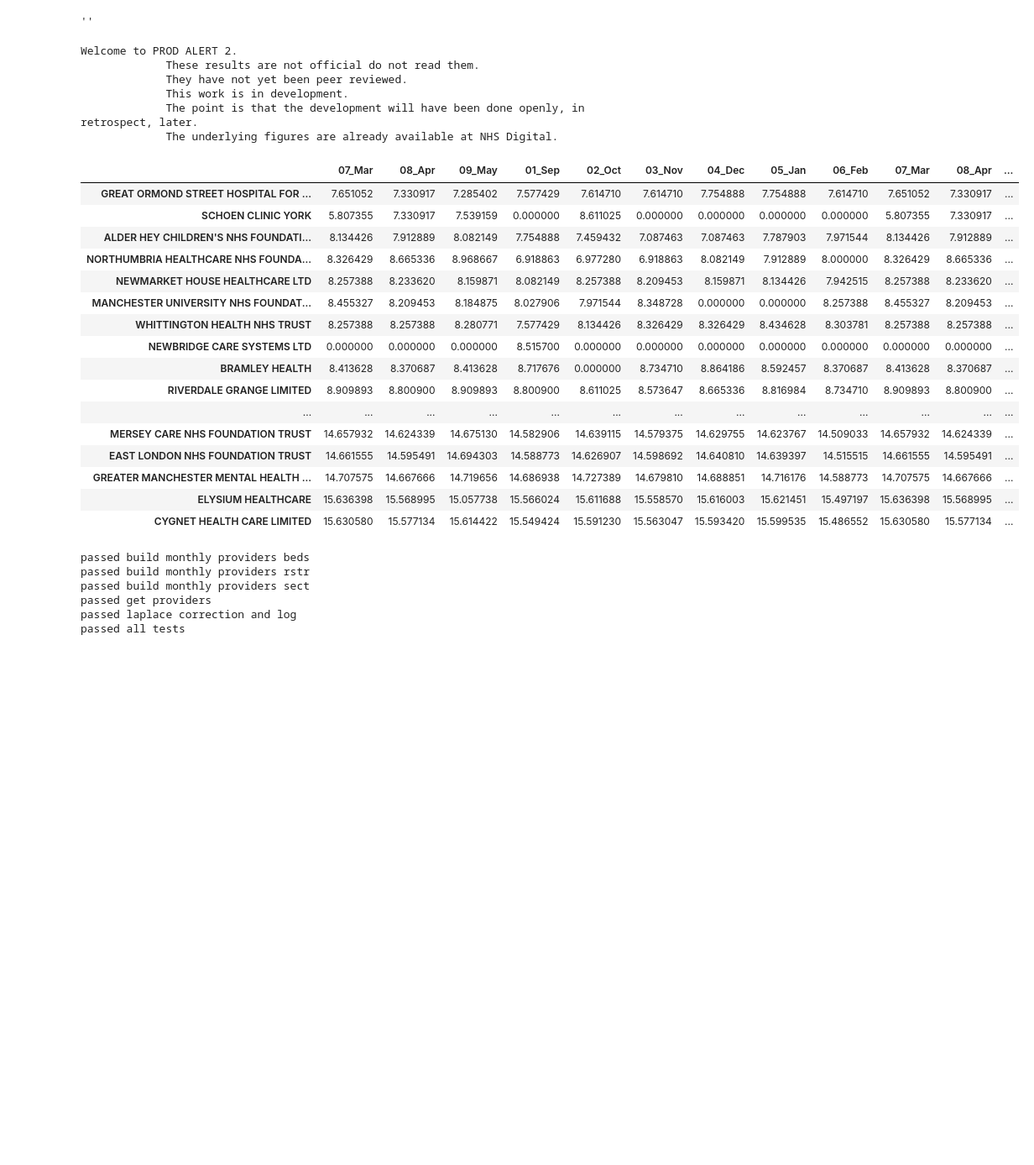
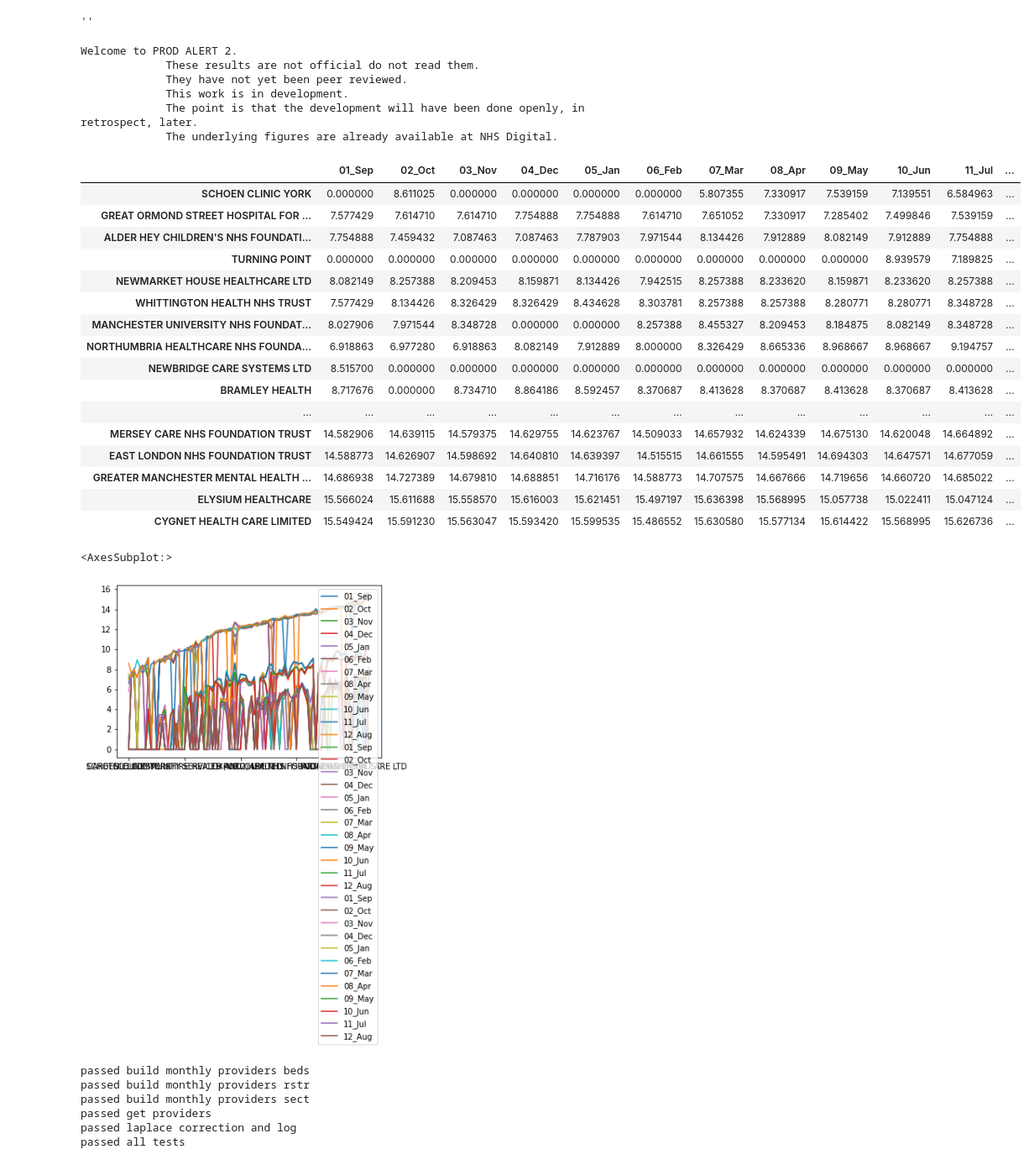
Before and after one commit to keithreid-sfw/PROD-ALERT-2, a Jupyter notebook: PROD_ALERT_2.ipynb, the cells around one changed output. Shown at 84% size. Saved outputs shown, nothing was run; the diff lists cells and outputs as text; code cells hidden in the pictures; blank space fills up the shorter version.

```diff
--- a/PROD_ALERT_2.ipynb
+++ b/PROD_ALERT_2.ipynb
@@ -60,19 +60,22 @@ We are specificaly naming files in development but will glob them later
 def get_beds_files():
     beds_files = ["beds01_Sep_2021.csv", "beds02_Oct_2021.csv", "beds03_Nov_2021.csv",
                   "beds04_Dec_2021.csv", "beds05_Jan_2022.csv", "beds06_Feb_2022.csv",
-                  "beds07_Mar_2022.csv", "beds08_Apr_2022.csv", "beds09_May_2022.csv"]
+                  "beds07_Mar_2022.csv", "beds08_Apr_2022.csv", "beds09_May_2022.csv",
+                  "beds10_Jun_2022.csv", "beds11_Jul_2022.csv", "beds12_Aug_2022.csv"]
     return beds_files
 
 def get_rstr_files():
     rstr_files = ["rstr01_Sep_2021.csv", "rstr02_Oct_2021.csv", "rstr03_Nov_2021.csv",
                   "rstr04_Dec_2021.csv", "rstr05_Jan_2022.csv", "rstr06_Feb_2022.csv",
-                  "rstr07_Mar_2022.csv", "rstr08_Apr_2022.csv", "rstr09_May_2022.csv"]
+                  "rstr07_Mar_2022.csv", "rstr08_Apr_2022.csv", "rstr09_May_2022.csv",
+                  "rstr10_Jun_2022.csv", "rstr11_Jul_2022.csv", "rstr12_Aug_2022.csv"]
     return rstr_files
 
 def get_sect_files():
     rstr_files = ["sect01_Sep_2021.csv", "sect02_Oct_2021.csv", "sect03_Nov_2021.csv",
                   "sect04_Dec_2021.csv", "sect05_Jan_2022.csv", "sect06_Feb_2022.csv",
-                  "sect07_Mar_2022.csv", "sect08_Apr_2022.csv", "sect09_May_2022.csv"]
+                  "sect07_Mar_2022.csv", "sect08_Apr_2022.csv", "sect09_May_2022.csv",
+                  "sect10_Jun_2022.csv", "sect11_Jul_2022.csv", "sect12_Aug_2022.csv"]
     return rstr_files
 
 def get_verbose():
@@ -151,7 +154,11 @@ def order_providers_by_size(monthly_providers_beds):
         providers_by_size["ProperMean"] = providers_by_size.mask(providers_by_size==0).mean(axis=1)
         providers_by_size               = providers_by_size.sort_values(by="ProperMean")
         providers_by_size               = providers_by_size.sort_values(by="ProperMean")
-        providers_by_size.drop(["01_Sep","02_Oct","03_Nov","04_Dec","05_Jan","06_Feb","ProperMean"], axis=1, inplace=True)
+        providers_by_size.drop(["01_Sep","02_Oct","03_Nov",
+                                "04_Dec","05_Jan","06_Feb",
+                                "07_Mar","08_Apr","09_May",
+                                "10_Jun","11_Jul","12_Aug",
+                                "ProperMean"], axis=1, inplace=True)
         return providers_by_size
 # %%
 def laplace_correction_and_log(main_table):
@@ -212,50 +219,54 @@ if __name__=="__main__":
 
     providers               = get_providers()
     # exclude childrens hospitals with no detentions
 
     monthly_providers_beds  = build_monthly_providers_beds(providers)
     monthly_providers_rstr  = build_monthly_providers_rstr(providers)
     monthly_providers_sect  = build_monthly_providers_sect(providers)
     ordered_providers       = order_providers_by_size(monthly_providers_beds)
 
     beds = pd.concat([ordered_providers,monthly_providers_beds], axis=1).reindex(ordered_providers.index)
     sect = pd.concat([beds,monthly_providers_sect], axis=1).reindex(beds.index)
     rstr = pd.concat([sect,monthly_providers_rstr], axis=1).reindex(sect.index)
 
     main_table  = rstr.copy()
     log_main    = laplace_correction_and_log(main_table)
 
     maybe_tell_providers(ordered_providers)
     maybe_tell_monthly_providers_beds(monthly_providers_beds)
     maybe_tell_monthly_providers_rstr(monthly_providers_rstr)
     maybe_tell_monthly_providers_sect(monthly_providers_sect)
     maybe_tell_main_table(main_table)
 
     display(log_main)
+    graph = log_main.plot()
+    display(graph)
 # %% [output]
 Welcome to PROD ALERT 2.
              These results are not official do not read them.
              They have not yet been peer reviewed.
              This work is in development.
              The point is that the development will have been done openly, in retrospect, later.
              The underlying figures are already available at NHS Digital.
-|  | 07_Mar | 08_Apr | 09_May | 01_Sep | 02_Oct | 03_Nov | 04_Dec | 05_Jan | 06_Feb | 07_Mar | 08_Apr | ... |
-| GREAT ORMOND STREET HOSPITAL FOR ... | 7.651052 | 7.330917 | 7.285402 | 7.577429 | 7.614710 | 7.614710 | 7.754888 | 7.754888 | 7.614710 | 7.651052 | 7.330917 | ... |
-| SCHOEN CLINIC YORK | 5.807355 | 7.330917 | 7.539159 | 0.000000 | 8.611025 | 0.000000 | 0.000000 | 0.000000 | 0.000000 | 5.807355 | 7.330917 | ... |
-| ALDER HEY CHILDREN'S NHS FOUNDATI... | 8.134426 | 7.912889 | 8.082149 | 7.754888 | 7.459432 | 7.087463 | 7.087463 | 7.787903 | 7.971544 | 8.134426 | 7.912889 | ... |
-| NORTHUMBRIA HEALTHCARE NHS FOUNDA... | 8.326429 | 8.665336 | 8.968667 | 6.918863 | 6.977280 | 6.918863 | 8.082149 | 7.912889 | 8.000000 | 8.326429 | 8.665336 | ... |
-| NEWMARKET HOUSE HEALTHCARE LTD | 8.257388 | 8.233620 | 8.159871 | 8.082149 | 8.257388 | 8.209453 | 8.159871 | 8.134426 | 7.942515 | 8.257388 | 8.233620 | ... |
-| MANCHESTER UNIVERSITY NHS FOUNDAT... | 8.455327 | 8.209453 | 8.184875 | 8.027906 | 7.971544 | 8.348728 | 0.000000 | 0.000000 | 8.257388 | 8.455327 | 8.209453 | ... |
-| WHITTINGTON HEALTH NHS TRUST | 8.257388 | 8.257388 | 8.280771 | 7.577429 | 8.134426 | 8.326429 | 8.326429 | 8.434628 | 8.303781 | 8.257388 | 8.257388 | ... |
-| NEWBRIDGE CARE SYSTEMS LTD | 0.000000 | 0.000000 | 0.000000 | 8.515700 | 0.000000 | 0.000000 | 0.000000 | 0.000000 | 0.000000 | 0.000000 | 0.000000 | ... |
-| BRAMLEY HEALTH | 8.413628 | 8.370687 | 8.413628 | 8.717676 | 0.000000 | 8.734710 | 8.864186 | 8.592457 | 8.370687 | 8.413628 | 8.370687 | ... |
-| RIVERDALE GRANGE LIMITED | 8.909893 | 8.800900 | 8.909893 | 8.800900 | 8.611025 | 8.573647 | 8.665336 | 8.816984 | 8.734710 | 8.909893 | 8.800900 | ... |
+|  | 01_Sep | 02_Oct | 03_Nov | 04_Dec | 05_Jan | 06_Feb | 07_Mar | 08_Apr | 09_May | 10_Jun | 11_Jul | ... |
+| SCHOEN CLINIC YORK | 0.000000 | 8.611025 | 0.000000 | 0.000000 | 0.000000 | 0.000000 | 5.807355 | 7.330917 | 7.539159 | 7.139551 | 6.584963 | ... |
+| GREAT ORMOND STREET HOSPITAL FOR ... | 7.577429 | 7.614710 | 7.614710 | 7.754888 | 7.754888 | 7.614710 | 7.651052 | 7.330917 | 7.285402 | 7.499846 | 7.539159 | ... |
+| ALDER HEY CHILDREN'S NHS FOUNDATI... | 7.754888 | 7.459432 | 7.087463 | 7.087463 | 7.787903 | 7.971544 | 8.134426 | 7.912889 | 8.082149 | 7.912889 | 7.754888 | ... |
+| TURNING POINT | 0.000000 | 0.000000 | 0.000000 | 0.000000 | 0.000000 | 0.000000 | 0.000000 | 0.000000 | 0.000000 | 8.939579 | 7.189825 | ... |
+| NEWMARKET HOUSE HEALTHCARE LTD | 8.082149 | 8.257388 | 8.209453 | 8.159871 | 8.134426 | 7.942515 | 8.257388 | 8.233620 | 8.159871 | 8.233620 | 8.257388 | ... |
+| WHITTINGTON HEALTH NHS TRUST | 7.577429 | 8.134426 | 8.326429 | 8.326429 | 8.434628 | 8.303781 | 8.257388 | 8.257388 | 8.280771 | 8.280771 | 8.348728 | ... |
+| MANCHESTER UNIVERSITY NHS FOUNDAT... | 8.027906 | 7.971544 | 8.348728 | 0.000000 | 0.000000 | 8.257388 | 8.455327 | 8.209453 | 8.184875 | 8.082149 | 8.348728 | ... |
+| NORTHUMBRIA HEALTHCARE NHS FOUNDA... | 6.918863 | 6.977280 | 6.918863 | 8.082149 | 7.912889 | 8.000000 | 8.326429 | 8.665336 | 8.968667 | 8.968667 | 9.194757 | ... |
+| NEWBRIDGE CARE SYSTEMS LTD | 8.515700 | 0.000000 | 0.000000 | 0.000000 | 0.000000 | 0.000000 | 0.000000 | 0.000000 | 0.000000 | 0.000000 | 0.000000 | ... |
+| BRAMLEY HEALTH | 8.717676 | 0.000000 | 8.734710 | 8.864186 | 8.592457 | 8.370687 | 8.413628 | 8.370687 | 8.413628 | 8.370687 | 8.413628 | ... |
 | ... | ... | ... | ... | ... | ... | ... | ... | ... | ... | ... | ... | ... |
-| MERSEY CARE NHS FOUNDATION TRUST | 14.657932 | 14.624339 | 14.675130 | 14.582906 | 14.639115 | 14.579375 | 14.629755 | 14.623767 | 14.509033 | 14.657932 | 14.624339 | ... |
-| EAST LONDON NHS FOUNDATION TRUST | 14.661555 | 14.595491 | 14.694303 | 14.588773 | 14.626907 | 14.598692 | 14.640810 | 14.639397 | 14.515515 | 14.661555 | 14.595491 | ... |
-| GREATER MANCHESTER MENTAL HEALTH ... | 14.707575 | 14.667666 | 14.719656 | 14.686938 | 14.727389 | 14.679810 | 14.688851 | 14.716176 | 14.588773 | 14.707575 | 14.667666 | ... |
-| ELYSIUM HEALTHCARE | 15.636398 | 15.568995 | 15.057738 | 15.566024 | 15.611688 | 15.558570 | 15.616003 | 15.621451 | 15.497197 | 15.636398 | 15.568995 | ... |
-| CYGNET HEALTH CARE LIMITED | 15.630580 | 15.577134 | 15.614422 | 15.549424 | 15.591230 | 15.563047 | 15.593420 | 15.599535 | 15.486552 | 15.630580 | 15.577134 | ... |
+| MERSEY CARE NHS FOUNDATION TRUST | 14.582906 | 14.639115 | 14.579375 | 14.629755 | 14.623767 | 14.509033 | 14.657932 | 14.624339 | 14.675130 | 14.620048 | 14.664892 | ... |
+| EAST LONDON NHS FOUNDATION TRUST | 14.588773 | 14.626907 | 14.598692 | 14.640810 | 14.639397 | 14.515515 | 14.661555 | 14.595491 | 14.694303 | 14.647571 | 14.677059 | ... |
+| GREATER MANCHESTER MENTAL HEALTH ... | 14.686938 | 14.727389 | 14.679810 | 14.688851 | 14.716176 | 14.588773 | 14.707575 | 14.667666 | 14.719656 | 14.660720 | 14.685022 | ... |
+| ELYSIUM HEALTHCARE | 15.566024 | 15.611688 | 15.558570 | 15.616003 | 15.621451 | 15.497197 | 15.636398 | 15.568995 | 15.057738 | 15.022411 | 15.047124 | ... |
+| CYGNET HEALTH CARE LIMITED | 15.549424 | 15.591230 | 15.563047 | 15.593420 | 15.599535 | 15.486552 | 15.630580 | 15.577134 | 15.614422 | 15.568995 | 15.626736 | ... |
+<AxesSubplot:>
+[figure, added]
 # %%
 # tests
 
```
